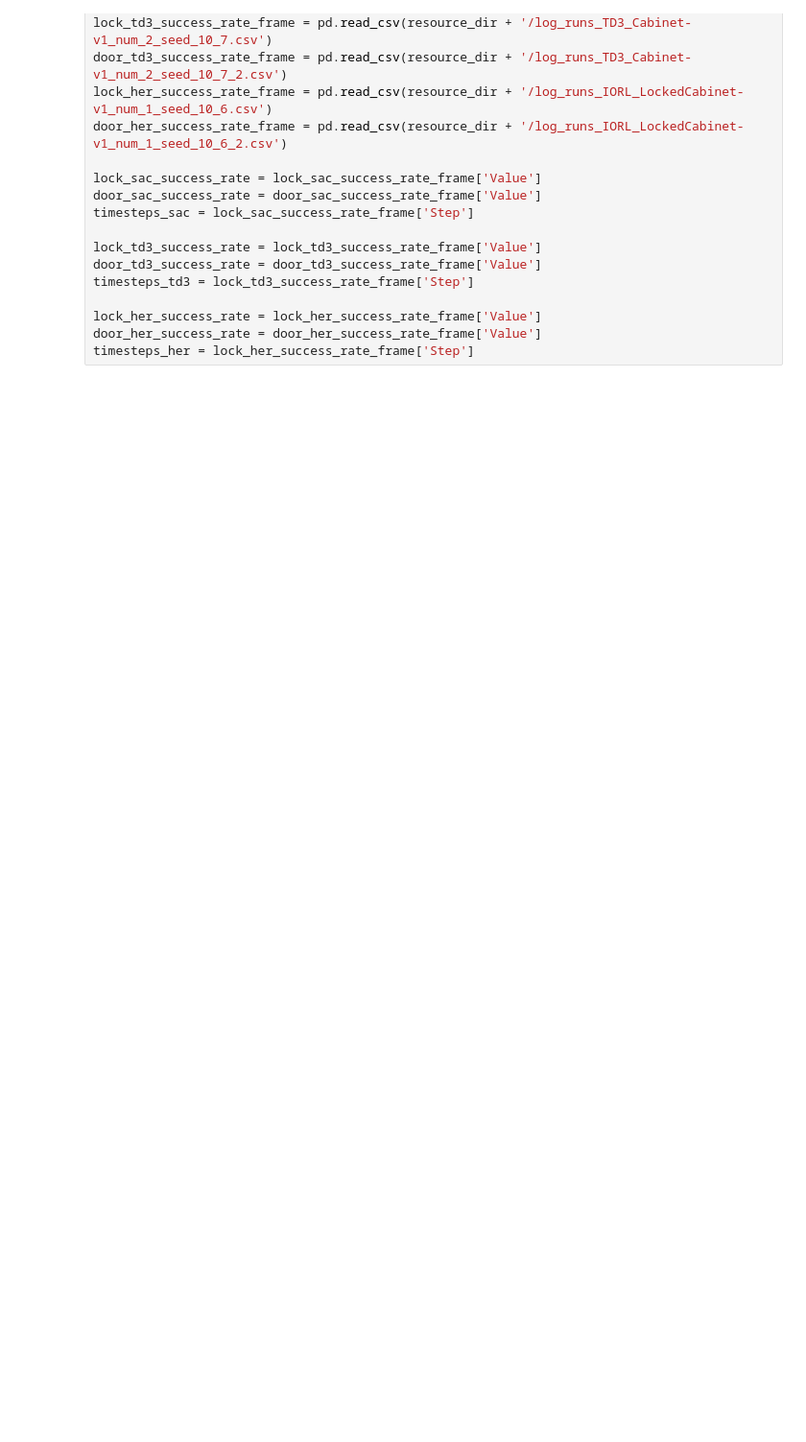
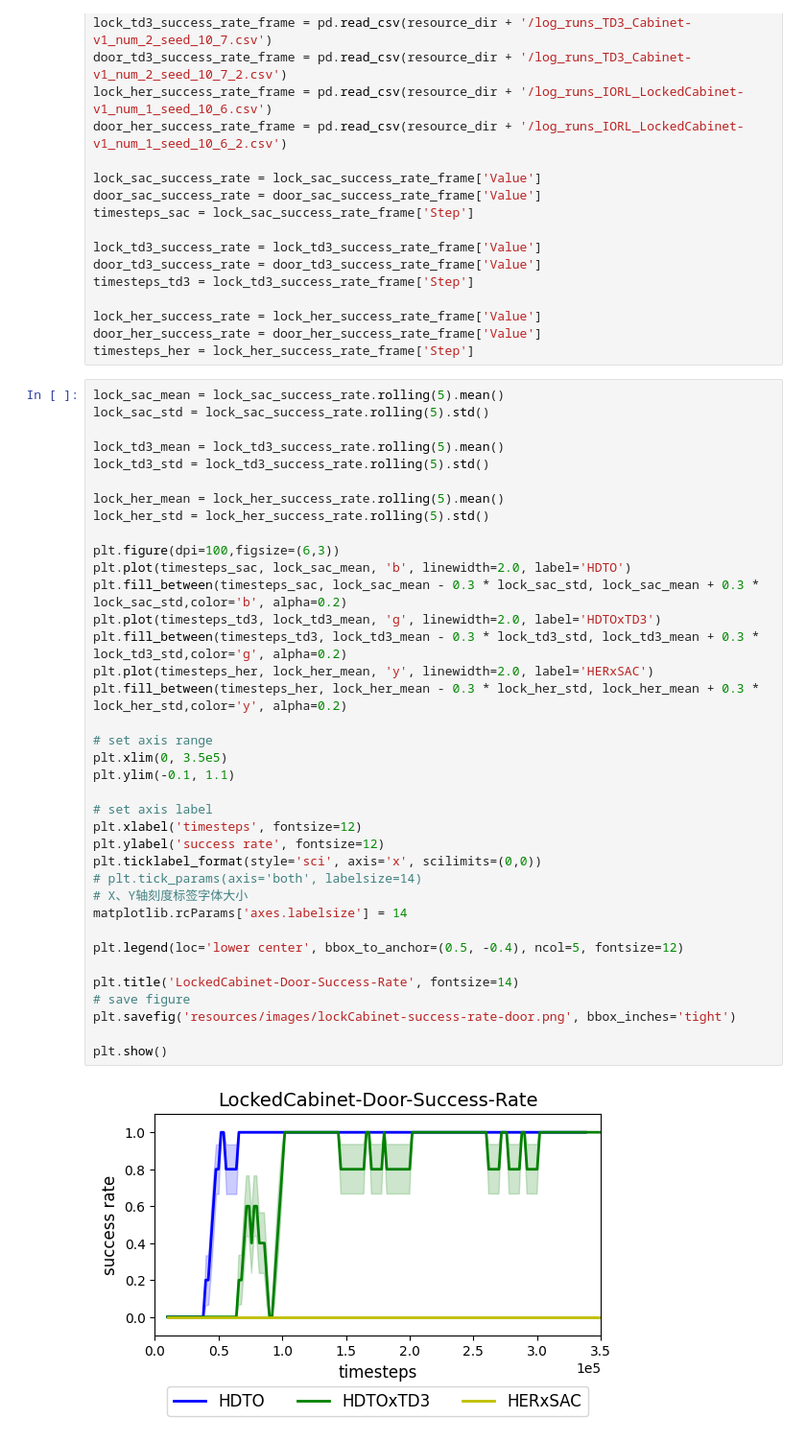
Before and after one commit to NoneJou072/MGHL, a Jupyter notebook: HDTO/data process/cabinet.ipynb, the cells around one changed output. Shown: that part at 96% size. Cells and saved outputs as stored; diff of their text form; blank space fills up the shorter version.

```diff
--- a/HDTO/data process/cabinet.ipynb
+++ b/HDTO/data process/cabinet.ipynb
@@ -27,4 +27,43 @@ timesteps_td3 = lock_td3_success_rate_frame['Step']
 lock_her_success_rate = lock_her_success_rate_frame['Value']
 door_her_success_rate = door_her_success_rate_frame['Value']
 timesteps_her = lock_her_success_rate_frame['Step']
+# %%
+lock_sac_mean = lock_sac_success_rate.rolling(5).mean()
+lock_sac_std = lock_sac_success_rate.rolling(5).std()
+
+lock_td3_mean = lock_td3_success_rate.rolling(5).mean()
+lock_td3_std = lock_td3_success_rate.rolling(5).std()
+
+lock_her_mean = lock_her_success_rate.rolling(5).mean()
+lock_her_std = lock_her_success_rate.rolling(5).std()
+
+plt.figure(dpi=100,figsize=(6,3))
+plt.plot(timesteps_sac, lock_sac_mean, 'b', linewidth=2.0, label='HDTO')
+plt.fill_between(timesteps_sac, lock_sac_mean - 0.3 * lock_sac_std, lock_sac_mean + 0.3 * lock_sac_std,color='b', alpha=0.2)
+plt.plot(timesteps_td3, lock_td3_mean, 'g', linewidth=2.0, label='HDTOxTD3')
+plt.fill_between(timesteps_td3, lock_td3_mean - 0.3 * lock_td3_std, lock_td3_mean + 0.3 * lock_td3_std,color='g', alpha=0.2)
+plt.plot(timesteps_her, lock_her_mean, 'y', linewidth=2.0, label='HERxSAC')
+plt.fill_between(timesteps_her, lock_her_mean - 0.3 * lock_her_std, lock_her_mean + 0.3 * lock_her_std,color='y', alpha=0.2)
+
+# set axis range
+plt.xlim(0, 3.5e5)
+plt.ylim(-0.1, 1.1)
+
+# set axis label
+plt.xlabel('timesteps', fontsize=12)
+plt.ylabel('success rate', fontsize=12)
+plt.ticklabel_format(style='sci', axis='x', scilimits=(0,0))
+# plt.tick_params(axis='both', labelsize=14)
+# X、Y轴刻度标签字体大小
+matplotlib.rcParams['axes.labelsize'] = 14
+
+plt.legend(loc='lower center', bbox_to_anchor=(0.5, -0.4), ncol=5, fontsize=12)
+
+plt.title('LockedCabinet-Door-Success-Rate', fontsize=14)
+# save figure
+plt.savefig('resources/images/lockCabinet-success-rate-door.png', bbox_inches='tight')
+
+plt.show()
+# %% [output]
+[figure, added]
 # %%
```
Also changed, not shown: parts of 2 cells of this notebook, 6 other files.
